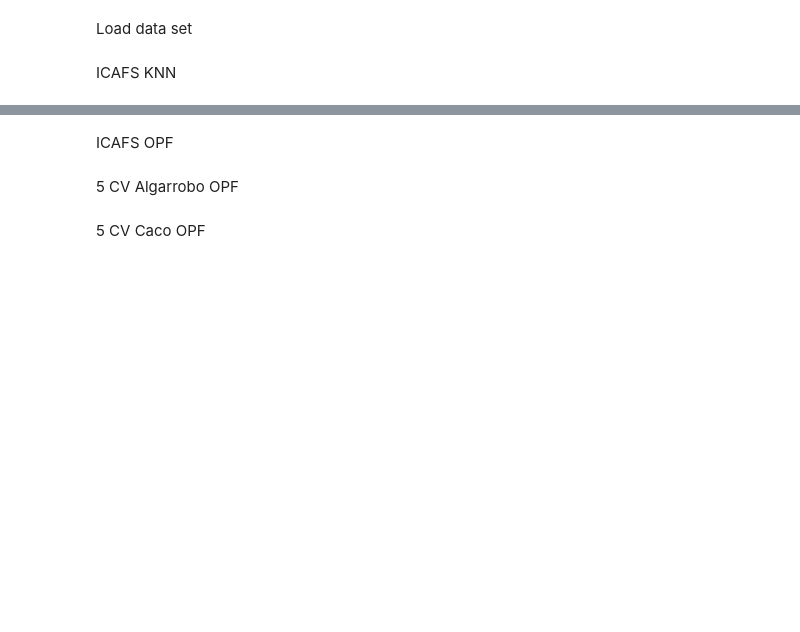
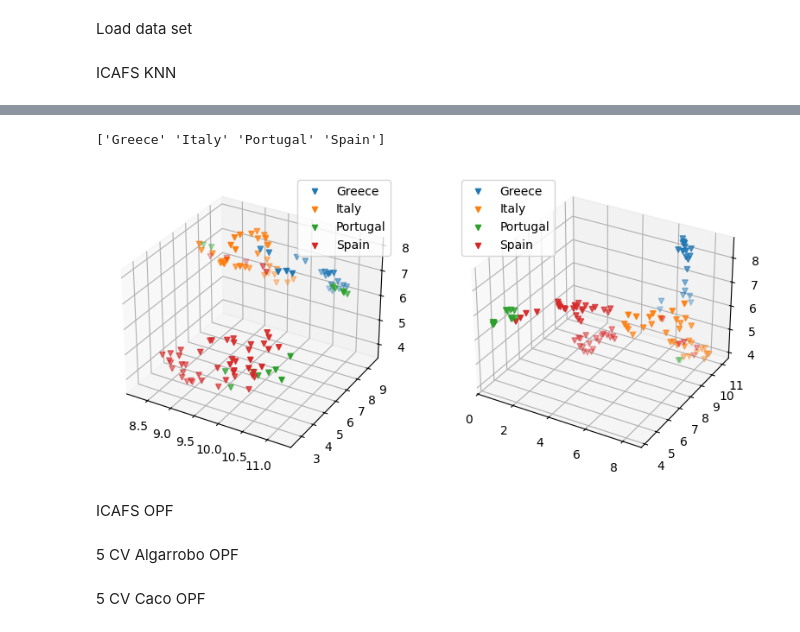
Before and after one commit to mikefixer/icafs, a Jupyter notebook: notebookes/icafs.ipynb, the cells around one changed output, grey strips where cells are left out. Cells and saved outputs as stored; diff of their text form; code cells hidden in the pictures; blank space fills up the shorter version.

```diff
--- a/notebookes/icafs.ipynb
+++ b/notebookes/icafs.ipynb
@@ -255,3 +337,8 @@ plot_original_vs_reduced_umap(X_olive[['893.4375', '986.0545', '1034.292', '1126
+# %%
+plot_original_vs_reduced_umap(X_olive[['974.4775', '1032.3625', '1130.77', '1617.021']],X_olive,y_olive,unique_names_olive)
+# %% [output]
+['Greece' 'Italy' 'Portugal' 'Spain']
+[figure, added]
 # %%
 start_time = time.time()
 iterations ,feature,score = ICAFS(X_cis,y_cis,3,10,'KNeighborsClassifier(n_neighbors=3)',True)
```
Also changed, not shown: parts of 15 cells of this notebook.
